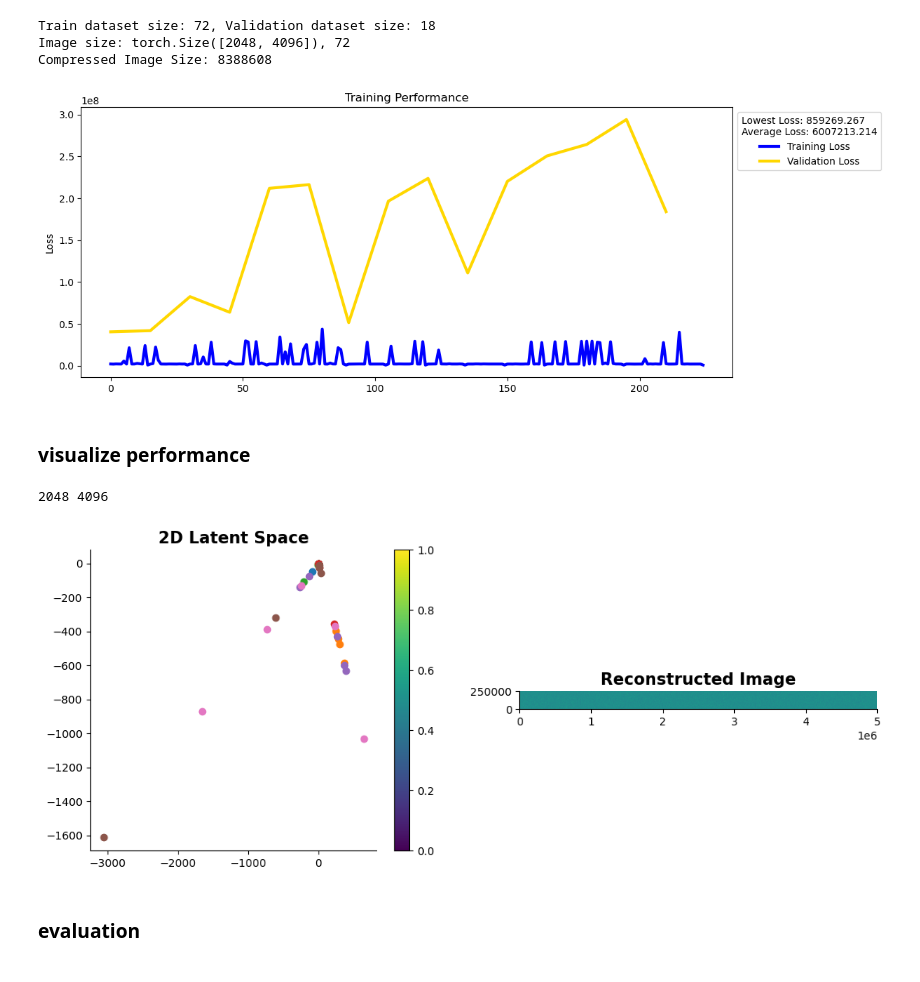
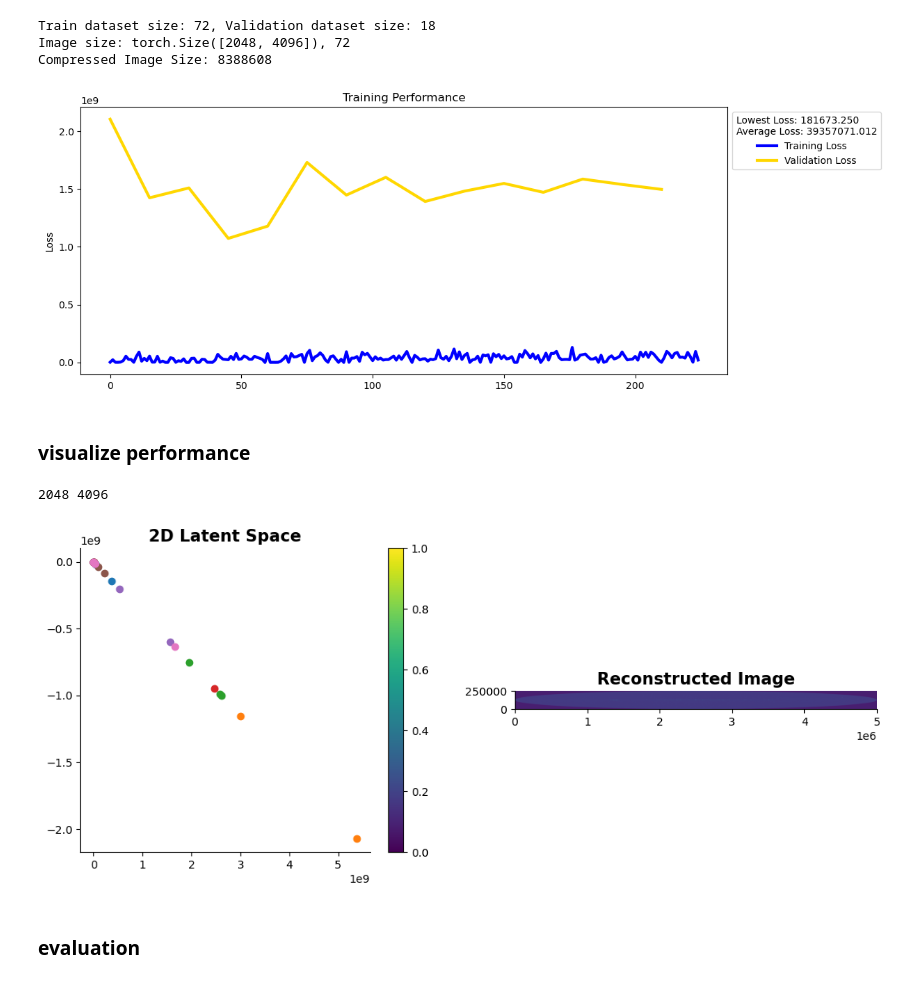
Before and after one commit to emmabacarra/cmbresearch, a Jupyter notebook: cmb vae.ipynb, the cells around one changed output. Saved outputs shown, nothing was run; the diff lists cells and outputs as text; code cells hidden in the pictures.

```diff
--- a/cmb vae.ipynb
+++ b/cmb vae.ipynb
@@ -279,19 +279,19 @@ Compressed Image Size: 8388608
 # %%
 model = vae(
         input_dim=img_size,
         hidden_dim=4, # memory issue at 512
         num_layers=2, # memory issue at 392
         latent_dim=2,
         leak=0.001, drop=0.5
     ).to(device)
 
-optimizer = Adam(model.parameters(), lr=0.00001, weight_decay=1e-3)
+optimizer = Adam(model.parameters(), lr=0.1, weight_decay=1e-3)
 validation, losses = [], []
 train(model, optimizer, epochs=15,
       loss_list=losses, val_list=validation, x_dim=img_size
     )
 # %% [output]
-[figure, old version]
+[figure, new version]
 # %% [markdown]
 ### visualize performance
 # %%
@@ -308,7 +308,7 @@ plot_reconstructed(model, n=1, rangex=(0, 5e6), rangey=(0, 2.5e5))
 sns.despine()
 # %% [output]
 2048 4096
-[figure, old version]
+[figure, new version]
 # %% [markdown]
 ### evaluation
 # %% [markdown]
```
Also changed, not shown: parts of 1 cell of this notebook.
